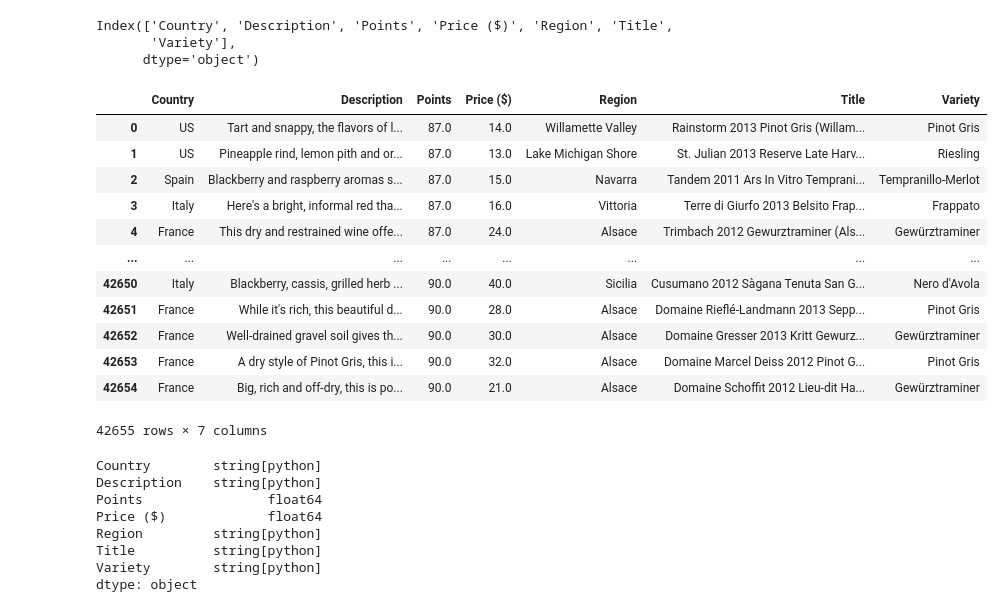
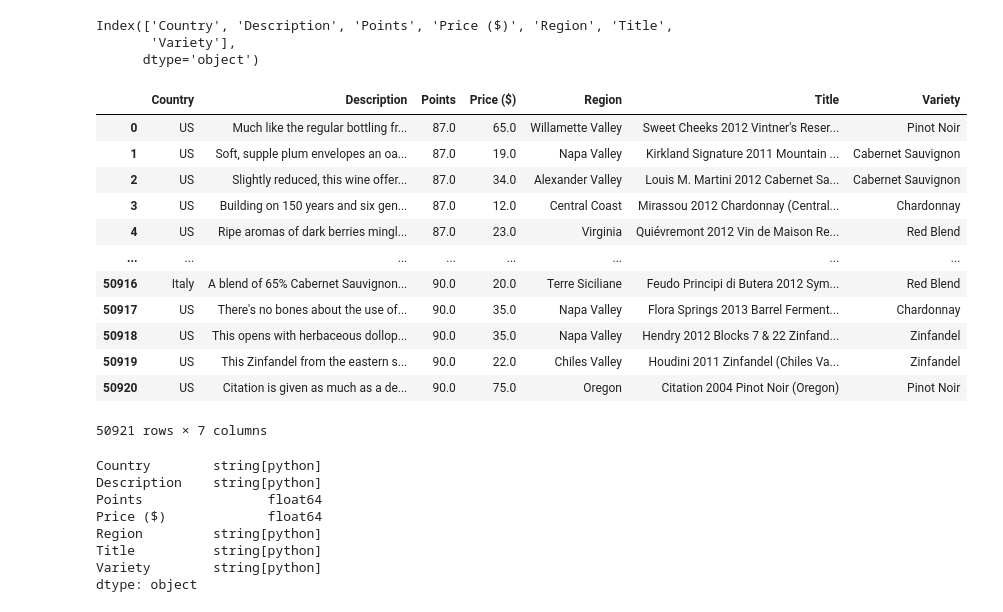
Before and after one commit to carojasp12/Sip-by-Sip, a Jupyter notebook: Code/Sip-by-Sip.ipynb, the cells around one changed output. Drawn from its saved outputs; the diff is of its cells as text; code cells hidden in the pictures.

```diff
--- a/Code/Sip-by-Sip.ipynb
+++ b/Code/Sip-by-Sip.ipynb
@@ -85,24 +88,24 @@ Index(['Country', 'Description', 'Points', 'Price ($)', 'Region', 'Title',
 # %%
 #isolate the top 10 wines based on variety data
 df= wine_df['Variety'].value_counts()
 threshold = 2500
 drop_df = df[df > threshold].index
 
-clean_wine_df = wine_df[wine_df['Variety'].isin(drop_df)==False].reset_index(drop=True)
+clean_wine_df = wine_df[wine_df['Variety'].isin(drop_df)==True].reset_index(drop=True)
 
 clean_wine_df
 # %% [output]
 |  | Country | Description | Points | Price ($) | Region | Title | Variety |
-| 0 | US | Tart and snappy, the flavors of l... | 87.0 | 14.0 | Willamette Valley | Rainstorm 2013 Pinot Gris (Willam... | Pinot Gris |
-| 1 | US | Pineapple rind, lemon pith and or... | 87.0 | 13.0 | Lake Michigan Shore | St. Julian 2013 Reserve Late Harv... | Riesling |
-| 2 | Spain | Blackberry and raspberry aromas s... | 87.0 | 15.0 | Navarra | Tandem 2011 Ars In Vitro Temprani... | Tempranillo-Merlot |
-| 3 | Italy | Here's a bright, informal red tha... | 87.0 | 16.0 | Vittoria | Terre di Giurfo 2013 Belsito Frap... | Frappato |
-| 4 | France | This dry and restrained wine offe... | 87.0 | 24.0 | Alsace | Trimbach 2012 Gewurztraminer (Als... | Gewürztraminer |
+| 0 | US | Much like the regular bottling fr... | 87.0 | 65.0 | Willamette Valley | Sweet Cheeks 2012 Vintner's Reser... | Pinot Noir |
+| 1 | US | Soft, supple plum envelopes an oa... | 87.0 | 19.0 | Napa Valley | Kirkland Signature 2011 Mountain ... | Cabernet Sauvignon |
+| 2 | US | Slightly reduced, this wine offer... | 87.0 | 34.0 | Alexander Valley | Louis M. Martini 2012 Cabernet Sa... | Cabernet Sauvignon |
+| 3 | US | Building on 150 years and six gen... | 87.0 | 12.0 | Central Coast | Mirassou 2012 Chardonnay (Central... | Chardonnay |
+| 4 | US | Ripe aromas of dark berries mingl... | 87.0 | 23.0 | Virginia | Quiévremont 2012 Vin de Maison Re... | Red Blend |
 | ... | ... | ... | ... | ... | ... | ... | ... |
-| 42650 | Italy | Blackberry, cassis, grilled herb ... | 90.0 | 40.0 | Sicilia | Cusumano 2012 Sàgana Tenuta San G... | Nero d'Avola |
-| 42651 | France | While it's rich, this beautiful d... | 90.0 | 28.0 | Alsace | Domaine Rieflé-Landmann 2013 Sepp... | Pinot Gris |
-| 42652 | France | Well-drained gravel soil gives th... | 90.0 | 30.0 | Alsace | Domaine Gresser 2013 Kritt Gewurz... | Gewürztraminer |
-| 42653 | France | A dry style of Pinot Gris, this i... | 90.0 | 32.0 | Alsace | Domaine Marcel Deiss 2012 Pinot G... | Pinot Gris |
-| 42654 | France | Big, rich and off-dry, this is po... | 90.0 | 21.0 | Alsace | Domaine Schoffit 2012 Lieu-dit Ha... | Gewürztraminer |
+| 50916 | Italy | A blend of 65% Cabernet Sauvignon... | 90.0 | 20.0 | Terre Siciliane | Feudo Principi di Butera 2012 Sym... | Red Blend |
+| 50917 | US | There's no bones about the use of... | 90.0 | 35.0 | Napa Valley | Flora Springs 2013 Barrel Ferment... | Chardonnay |
+| 50918 | US | This opens with herbaceous dollop... | 90.0 | 35.0 | Napa Valley | Hendry 2012 Blocks 7 & 22 Zinfand... | Zinfandel |
+| 50919 | US | This Zinfandel from the eastern s... | 90.0 | 22.0 | Chiles Valley | Houdini 2011 Zinfandel (Chiles Va... | Zinfandel |
+| 50920 | US | Citation is given as much as a de... | 90.0 | 75.0 | Oregon | Citation 2004 Pinot Noir (Oregon) | Pinot Noir |
-42655 rows × 7 columns
+50921 rows × 7 columns
 # %%
```
Also changed, not shown: parts of 28 cells of this notebook, 1 other file.
